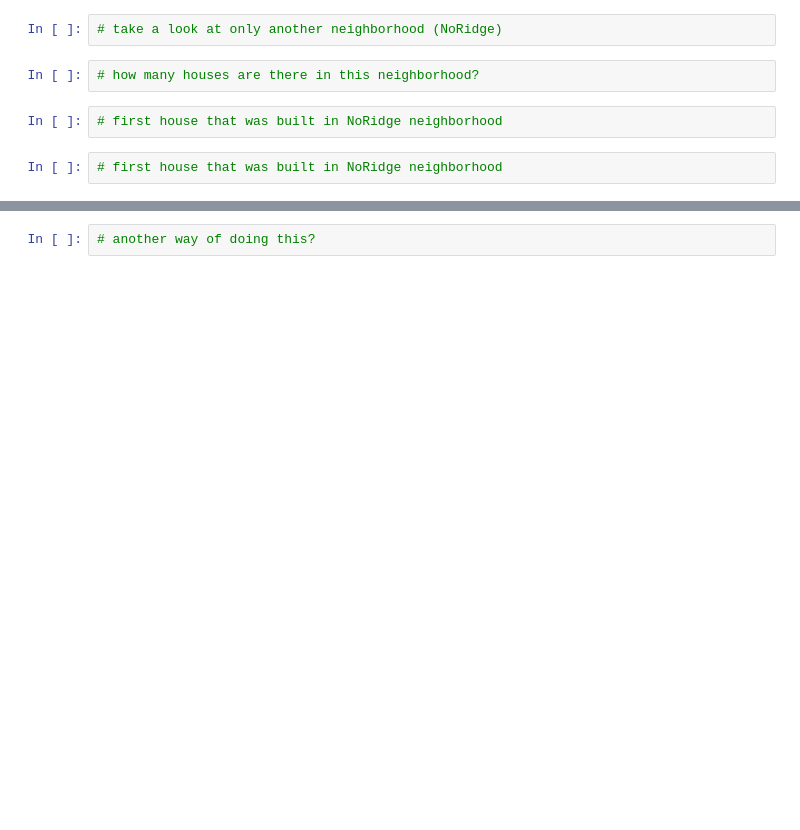
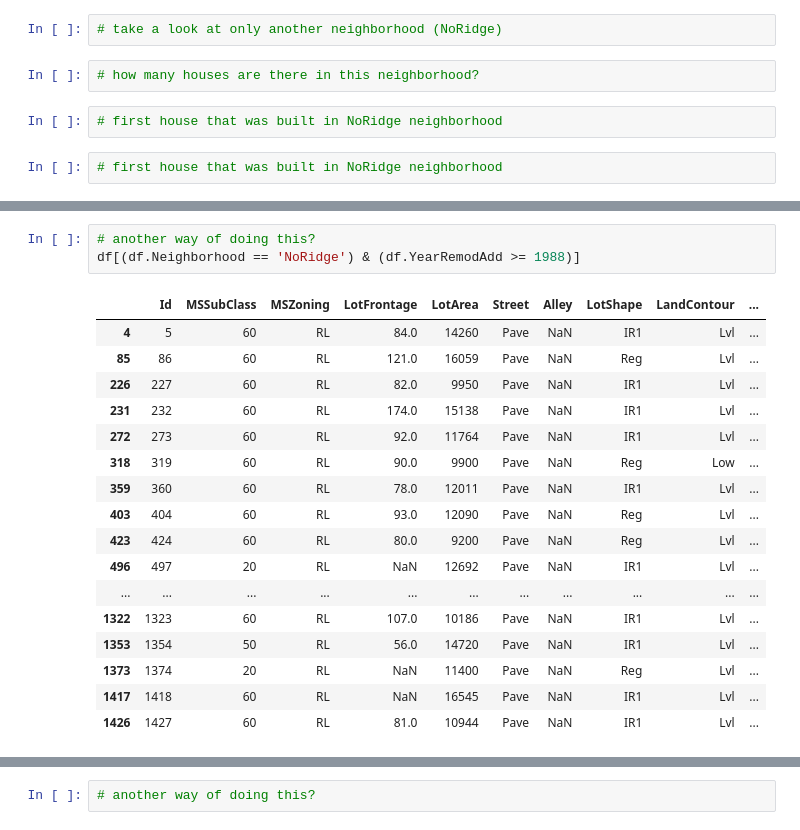
Before and after one commit to rparmar16/ENSF694_Lab2, a Jupyter notebook: Working_with_Pandas_and_EDA_Lab_1_ENSF_611.ipynb, the cells around one changed output, grey strips where cells are left out. Saved outputs shown, nothing was run; the diff lists cells and outputs as text; blank space fills up the shorter version.

```diff
--- a/Working_with_Pandas_and_EDA_Lab_1_ENSF_611.ipynb
+++ b/Working_with_Pandas_and_EDA_Lab_1_ENSF_611.ipynb
@@ -54,0 +262,21 @@ pd.set_option('display.max_columns', None)
+# %%
+# another way of doing this?
+df[(df.Neighborhood == 'NoRidge') & (df.YearRemodAdd >= 1988)]
+# %% [output]
+|  | Id | MSSubClass | MSZoning | LotFrontage | LotArea | Street | Alley | LotShape | LandContour | ... |
+| 4 | 5 | 60 | RL | 84.0 | 14260 | Pave | NaN | IR1 | Lvl | ... |
+| 85 | 86 | 60 | RL | 121.0 | 16059 | Pave | NaN | Reg | Lvl | ... |
+| 226 | 227 | 60 | RL | 82.0 | 9950 | Pave | NaN | IR1 | Lvl | ... |
+| 231 | 232 | 60 | RL | 174.0 | 15138 | Pave | NaN | IR1 | Lvl | ... |
+| 272 | 273 | 60 | RL | 92.0 | 11764 | Pave | NaN | IR1 | Lvl | ... |
+| 318 | 319 | 60 | RL | 90.0 | 9900 | Pave | NaN | Reg | Low | ... |
+| 359 | 360 | 60 | RL | 78.0 | 12011 | Pave | NaN | IR1 | Lvl | ... |
+| 403 | 404 | 60 | RL | 93.0 | 12090 | Pave | NaN | Reg | Lvl | ... |
+| 423 | 424 | 60 | RL | 80.0 | 9200 | Pave | NaN | Reg | Lvl | ... |
+| 496 | 497 | 20 | RL | NaN | 12692 | Pave | NaN | IR1 | Lvl | ... |
+| ... | ... | ... | ... | ... | ... | ... | ... | ... | ... | ... |
+| 1322 | 1323 | 60 | RL | 107.0 | 10186 | Pave | NaN | IR1 | Lvl | ... |
+| 1353 | 1354 | 50 | RL | 56.0 | 14720 | Pave | NaN | IR1 | Lvl | ... |
+| 1373 | 1374 | 20 | RL | NaN | 11400 | Pave | NaN | Reg | Lvl | ... |
+| 1417 | 1418 | 60 | RL | NaN | 16545 | Pave | NaN | IR1 | Lvl | ... |
+| 1426 | 1427 | 60 | RL | 81.0 | 10944 | Pave | NaN | IR1 | Lvl | ... |
```
Also changed, not shown: parts of 46 cells of this notebook.
